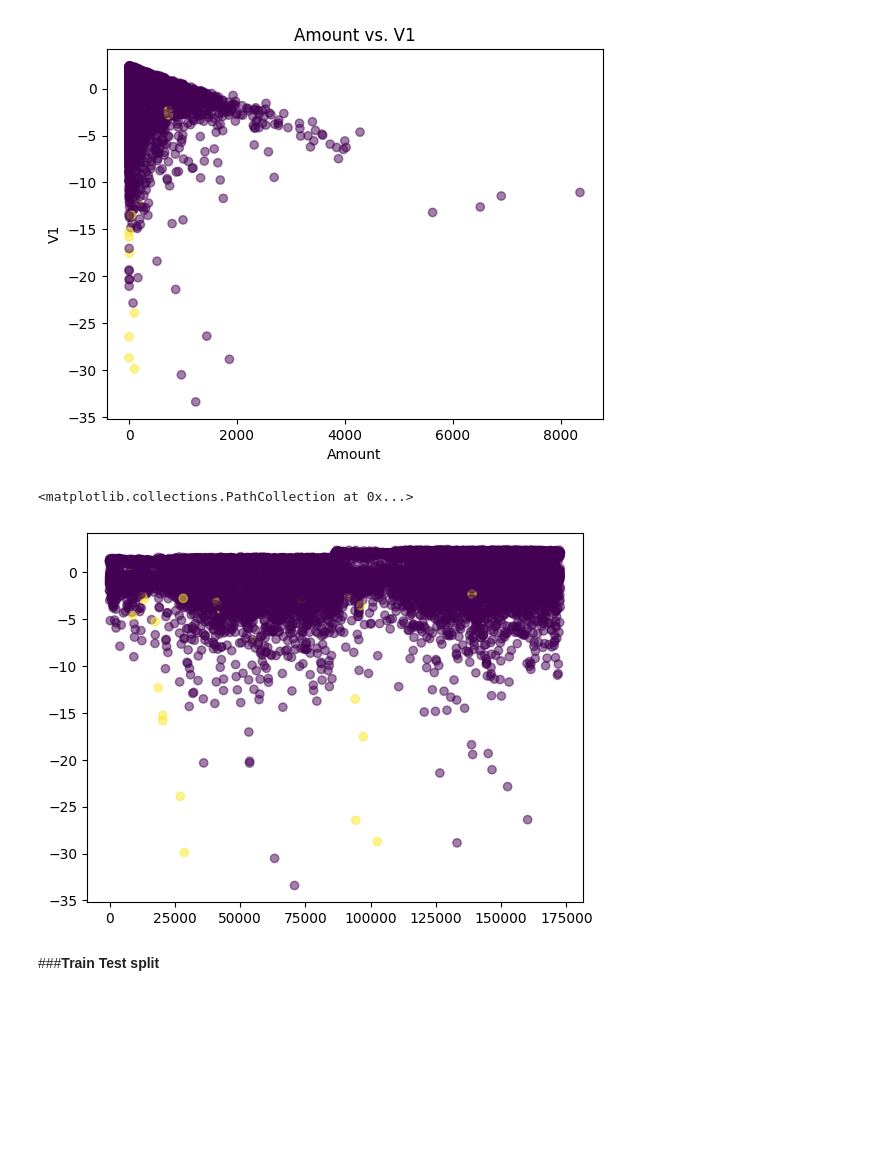
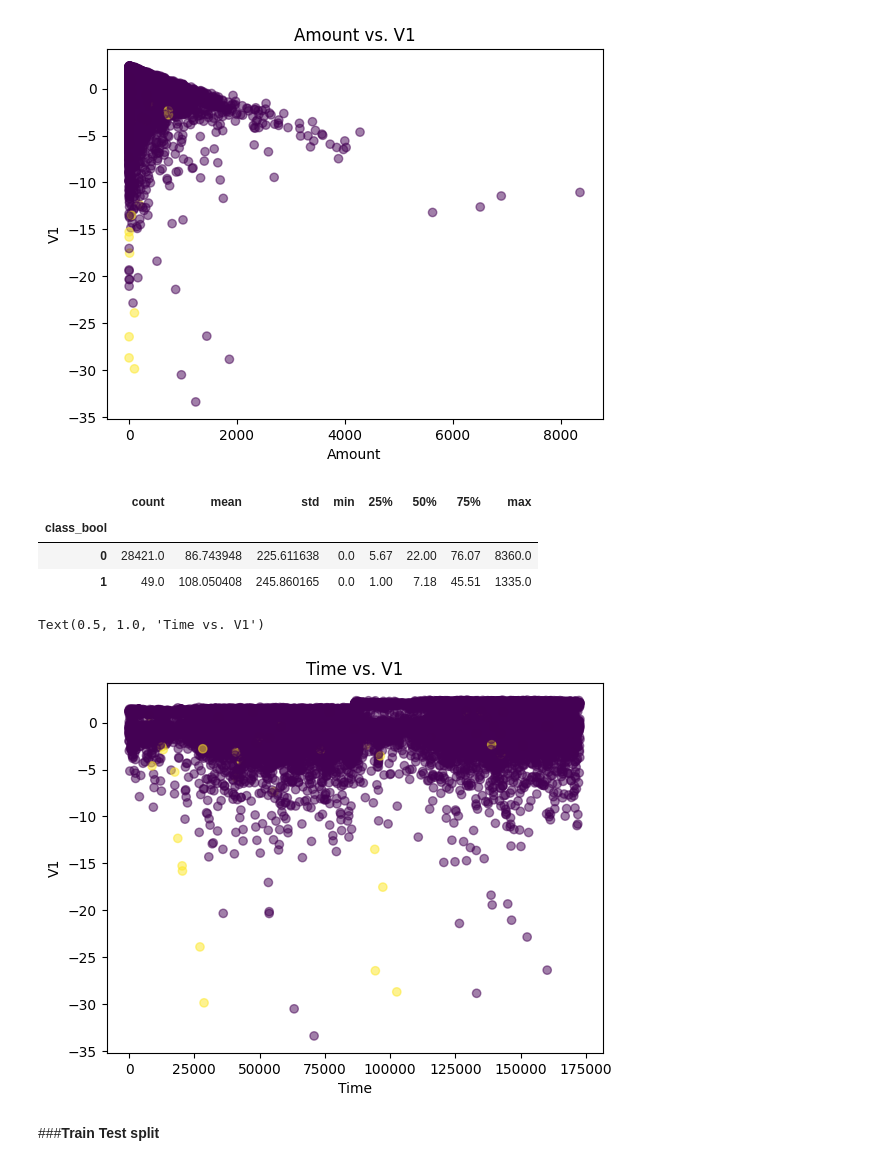
Before and after one commit to Subroy1/CapstoneProject, a Jupyter notebook: CreditCardFraudCapstone.ipynb, the cells around one changed output. Cells and saved outputs as stored; diff of their text form; code cells hidden in the pictures; blank space fills up the shorter version.

Commit message:
Technical Summary and Business insights .

```diff
--- a/CreditCardFraudCapstone.ipynb
+++ b/CreditCardFraudCapstone.ipynb
@@ -443,11 +392,24 @@ plt.title("Amount vs. V1")
 # %% [output]
 Text(0.5, 1.0, 'Amount vs. V1')
 [figure]
-# %%
-plt.scatter(df['time'], df['v1'], c=df['class_bool'], alpha=0.5)
-# %% [output]
-<matplotlib.collections.PathCollection at 0x...>
-[figure, removed]
+# %%
+df.groupby('class_bool')['amount'].describe()# this shows that the amount of fraud transactions happening was not directly related with higher transaction amount
+# making fraud detection even more difficult as they would be lurking within normal transactions .
+# %% [output]
+|  | count | mean | std | min | 25% | 50% | 75% | max |
+| class_bool |  |  |  |  |  |  |  |  |
+| 0 | 28421.0 | 86.743948 | 225.611638 | 0.0 | 5.67 | 22.00 | 76.07 | 8360.0 |
+| 1 | 49.0 | 108.050408 | 245.860165 | 0.0 | 1.00 | 7.18 | 45.51 | 1335.0 |
+# %%
+# Temporal features have some predictive power and become an important feature for further feature engineering .
+plt.scatter(df['time'], df['v1'], c=df['class_bool'], alpha=0.5)
+plt.xlabel("Time")
+plt.ylabel("V1")
+plt.title("Time vs. V1")
+# Insight - (v1,Time) have predictive power for fraud detection and anomalies can be roughly seen to be occuring more around specific times
+# %% [output]
+Text(0.5, 1.0, 'Time vs. V1')
+[figure, added]
 # %% [markdown]
 ###**Train Test split**
 # %%
```
Also changed, not shown: parts of 38 cells of this notebook.
